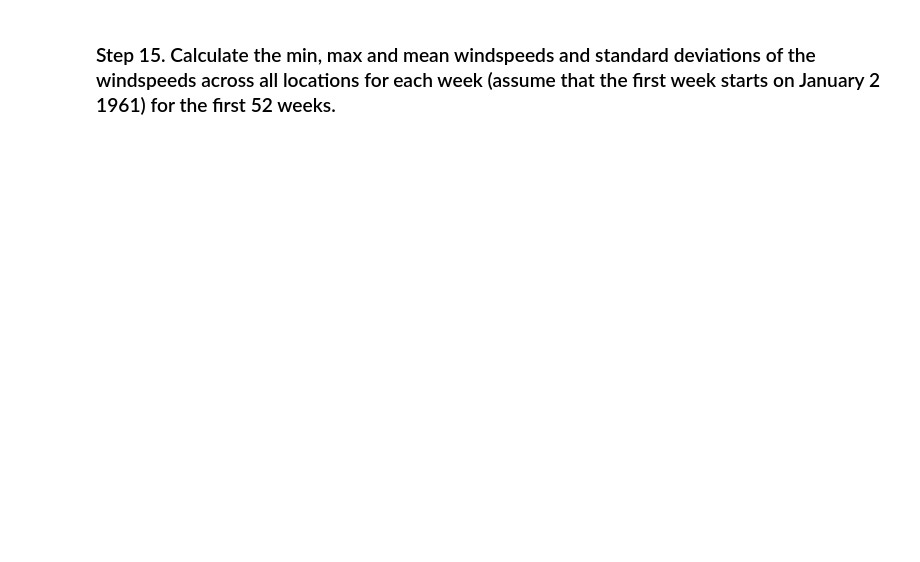
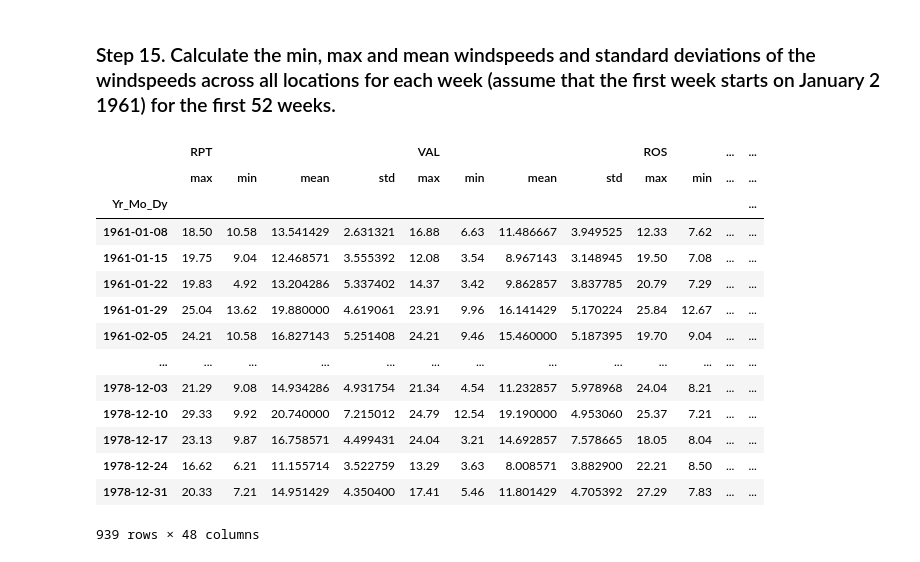
Before and after one commit to LiamFer/Data_Science-Exercises, a Jupyter notebook: Pandas/content/06_Stats/Wind_Stats/Exercises.ipynb, the cells around one changed output. Cells and saved outputs as stored; diff of their text form; code cells hidden in the pictures; blank space fills up the shorter version.

```diff
--- a/Pandas/content/06_Stats/Wind_Stats/Exercises.ipynb
+++ b/Pandas/content/06_Stats/Wind_Stats/Exercises.ipynb
@@ -152,2 +207,21 @@ dtype: float64
 # %% [markdown]
 ### Step 15. Calculate the min, max and mean windspeeds and standard deviations of the windspeeds across all locations for each week (assume that the first week starts on January 2 1961) for the first 52 weeks.
+# %%
+calculation = data.resample("W").agg(['max','min','mean','std'])
+calculation.iloc[1:,:]
+# %% [output]
+|  | RPT |  |  |  | VAL |  |  |  | ROS |  | ... | ... |
+|  | max | min | mean | std | max | min | mean | std | max | min | ... | ... |
+| Yr_Mo_Dy |  |  |  |  |  |  |  |  |  |  |  | ... |
+| 1961-01-08 | 18.50 | 10.58 | 13.541429 | 2.631321 | 16.88 | 6.63 | 11.486667 | 3.949525 | 12.33 | 7.62 | ... | ... |
+| 1961-01-15 | 19.75 | 9.04 | 12.468571 | 3.555392 | 12.08 | 3.54 | 8.967143 | 3.148945 | 19.50 | 7.08 | ... | ... |
+| 1961-01-22 | 19.83 | 4.92 | 13.204286 | 5.337402 | 14.37 | 3.42 | 9.862857 | 3.837785 | 20.79 | 7.29 | ... | ... |
+| 1961-01-29 | 25.04 | 13.62 | 19.880000 | 4.619061 | 23.91 | 9.96 | 16.141429 | 5.170224 | 25.84 | 12.67 | ... | ... |
+| 1961-02-05 | 24.21 | 10.58 | 16.827143 | 5.251408 | 24.21 | 9.46 | 15.460000 | 5.187395 | 19.70 | 9.04 | ... | ... |
+| ... | ... | ... | ... | ... | ... | ... | ... | ... | ... | ... | ... | ... |
+| 1978-12-03 | 21.29 | 9.08 | 14.934286 | 4.931754 | 21.34 | 4.54 | 11.232857 | 5.978968 | 24.04 | 8.21 | ... | ... |
+| 1978-12-10 | 29.33 | 9.92 | 20.740000 | 7.215012 | 24.79 | 12.54 | 19.190000 | 4.953060 | 25.37 | 7.21 | ... | ... |
+| 1978-12-17 | 23.13 | 9.87 | 16.758571 | 4.499431 | 24.04 | 3.21 | 14.692857 | 7.578665 | 18.05 | 8.04 | ... | ... |
+| 1978-12-24 | 16.62 | 6.21 | 11.155714 | 3.522759 | 13.29 | 3.63 | 8.008571 | 3.882900 | 22.21 | 8.50 | ... | ... |
+| 1978-12-31 | 20.33 | 7.21 | 14.951429 | 4.350400 | 17.41 | 5.46 | 11.801429 | 4.705392 | 27.29 | 7.83 | ... | ... |
+939 rows × 48 columns
```
Also changed, not shown: parts of 3 cells of this notebook.
